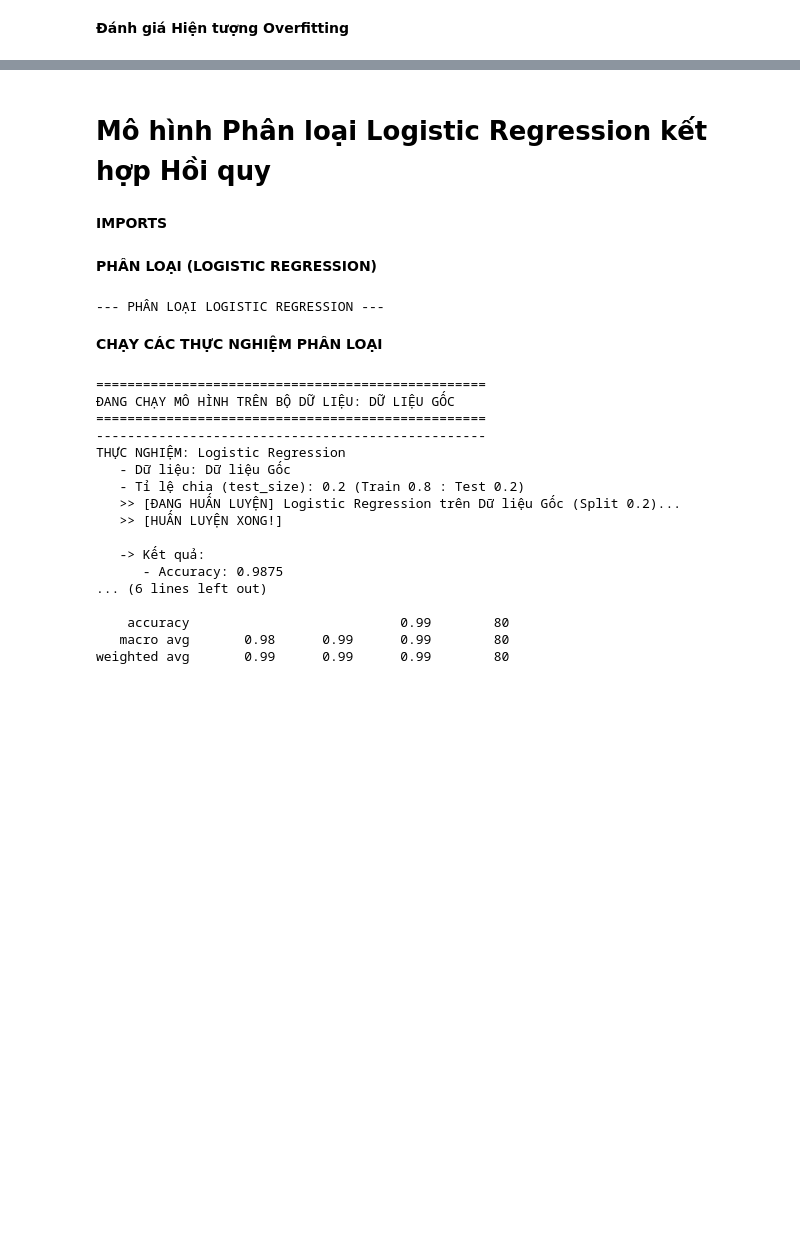
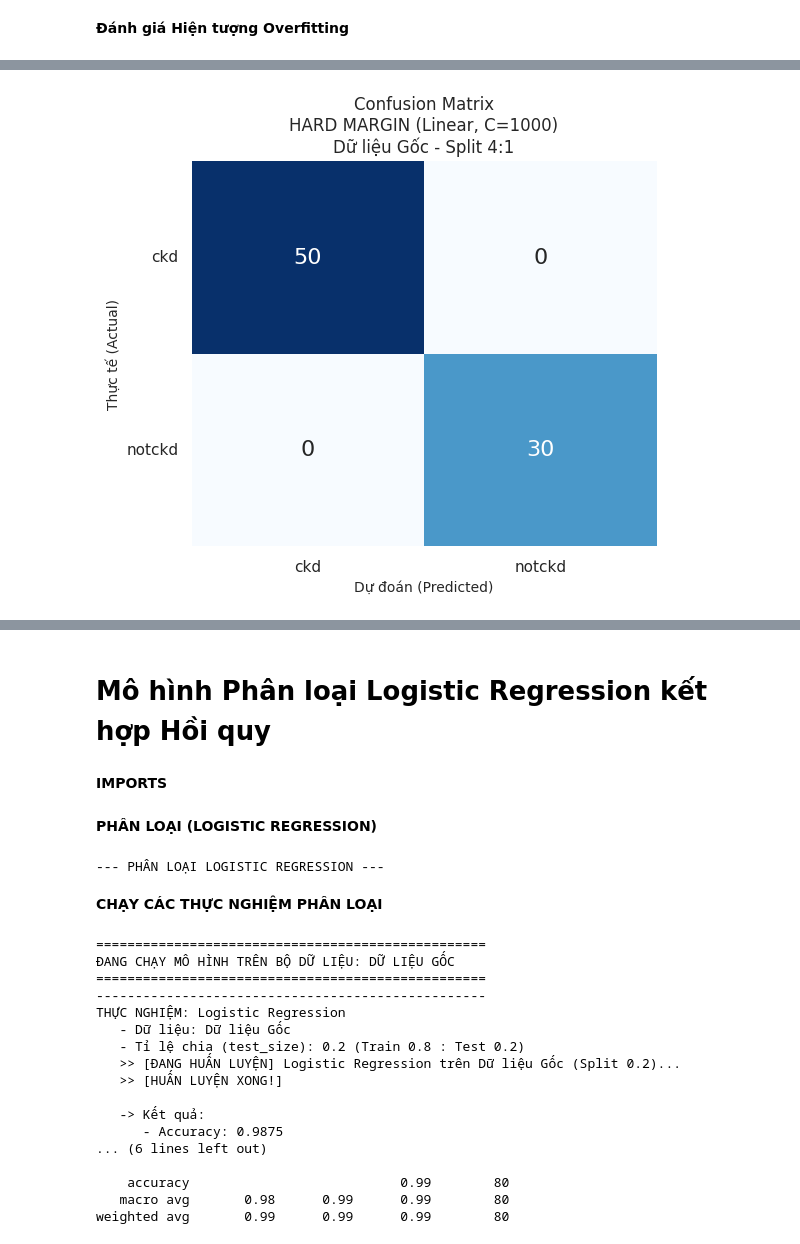
Before and after one commit to tasdus-117/CKD_Predict_Model, a Jupyter notebook: MachineLearning_Project.ipynb, the cells around one changed output, grey strips where cells are left out. Drawn from its saved outputs; the diff is of its cells as text; code cells hidden in the pictures; blank space fills up the shorter version.

Commit message:
Update new model: SVM, K - Means

```diff
--- a/MachineLearning_Project.ipynb
+++ b/MachineLearning_Project.ipynb
@@ -400,8 +400,7 @@ def run_knn_experiment(X_data, y_data, dataset_name, test_size):
 # Danh sách các bộ dữ liệu
 datasets_to_run = {
     "Dữ liệu Gốc": X_processed,
-    "Dữ liệu PCA (6 CPs)": X_pca,
-    "Dữ liệu LDA (1 CP)": X_lda
+    "Dữ liệu PCA (6 CPs)": X_pca
 }
 
 # Danh sách các tỉ lệ chia
@@ -673,8 +646,7 @@ def run_mixed_nb_experiment_safe_v2(X_data, y_data, dataset_name, test_size):
 # Danh sách các bộ dữ liệu
 datasets_to_run = {
     "Dữ liệu Gốc": X_processed,
-    "Dữ liệu PCA (6 CPs)": X_pca,
-    "Dữ liệu LDA (1 CP)": X_lda
+    "Dữ liệu PCA (6 CPs)": X_pca
 }
 
 # Danh sách các tỉ lệ chia
@@ -817,0 +806,13 @@ Kết luận: Hoàn toàn không có dấu hiệu Overfitting.
+# %%
+# 1. CẤU HÌNH 3 LOẠI SVM
+svm_types = {
+    "HARD MARGIN (Linear, C=1000)": SVC(kernel='linear', C=1000.0, random_state=42),
+    "SOFT MARGIN (Linear, C=0.1)":  SVC(kernel='linear', C=0.1, random_state=42),
+    "KERNEL SVM (RBF)":             SVC(kernel='rbf', C=1.0, random_state=42)
+}
+
+# Lấy nhãn lớp
+try:
+    class_labels = le.classes_
+except:
+    class_labels = ['NotCKD', 'CKD']
@@ -817,0 +821,80 @@ Kết luận: Hoàn toàn không có dấu hiệu Overfitting.
+# %%
+import pandas as pd
+import matplotlib.pyplot as plt
+import seaborn as sns
+from sklearn.metrics import accuracy_score, confusion_matrix, classification_report
+from sklearn.model_selection import train_test_split
+
+# --- VÒNG LẶP XỬ LÝ ---
+# 1. Duyệt qua từng Model
+for model_name, model in svm_types.items():
+
+    # In Header lớn cho mỗi Model
+    print("="*50)
+    print(f" CHẠY CÁC PHÂN LOẠI KHÁC NHAU VỚI {model_name}")
+    print("="*50)
+
+    # Tạo dictionary để lưu kết quả cho bảng tổng kết cuối cùng
+    # Cấu trúc: { 'Tên Split': {'Tên Dataset': Accuracy, ...} }
+    summary_stats = {}
+
+    # 2. Duyệt qua từng Dataset
+    for dataset_name, X_data in datasets_to_run.items():
+
+        # 3. Duyệt qua từng tỷ lệ Split
+        for split_name, test_size in splits_to_run.items():
+
+            # --- XỬ LÝ ---
+            # Chia dữ liệu
+            X_train, X_test, y_train, y_test = train_test_split(
+                X_data, y, test_size=test_size, random_state=42, stratify=y
+            )
+
+            # Huấn luyện
+            model.fit(X_train, y_train)
+
+            # Dự đoán
+            y_pred = model.predict(X_test)
+
+            # Tính toán chỉ số
+            acc = accuracy_score(y_test, y_pred)
+            cm = confusion_matrix(y_test, y_pred)
+
+            # --- LƯU KẾT QUẢ VÀO BẢNG TỔNG KẾT ---
+            if split_name not in summary_stats:
+                summary_stats[split_name] = {}
+            summary_stats[split_name][dataset_name] = acc
+
+            # --- HIỂN THỊ KẾT QUẢ DẠNG TEXT ---
+            print("-" * 50)
+            print(f"THỰC NGHIỆM: {model_name}")
+            print(f"Dữ liệu: {dataset_name} | Test size: {test_size}")
+            print(f"Accuracy: {acc:.4f}")
+            # In báo cáo chi tiết (Precision, Recall, F1)
+            print(classification_report(y_test, y_pred, target_names=class_labels))
+
+            # --- VẼ CONFUSION MATRIX RIÊNG BIỆT ---
+            # (Phần này giữ nguyên để hiển thị ảnh nếu chạy trên Notebook)
+            plt.figure(figsize=(6, 5))
+            sns.heatmap(cm, annot=True, fmt='d', cmap='Blues', cbar=False,
+                        annot_kws={"size": 16})
+            plt.title(f"Confusion Matrix\n{model_name}\n{dataset_name} - Split {split_name}", fontsize=12)
+            plt.xlabel('Dự đoán (Predicted)', fontsize=10)
+            plt.ylabel('Thực tế (Actual)', fontsize=10)
+            plt.xticks(ticks=[0.5, 1.5], labels=class_labels)
+            plt.yticks(ticks=[0.5, 1.5], labels=class_labels, rotation=0)
+            plt.show()
+
+    # --- IN BẢNG TỔNG KẾT SAU KHI CHẠY HẾT DATASET VÀ SPLIT ---
+    print("\n" + "#"*50)
+    print(f" TỔNG KẾT KẾT QUẢ ACCURACY CỦA {model_name.upper()}") # Tự động lấy tên model in hoa
+    print("#"*50)
+
+    # Chuyển dictionary thành DataFrame để hiển thị dạng bảng
+    # .T để chuyển dòng thành cột (Splits làm dòng, Datasets làm cột)
+    df_summary = pd.DataFrame(summary_stats).T
+
+    # In bảng ra console
+    print(df_summary)
+    print("\n")
+# %% [output]
@@ -817,0 +916 @@ Kết luận: Hoàn toàn không có dấu hiệu Overfitting.
+[figure, added]
```
Also changed, not shown: parts of 56 cells of this notebook.
